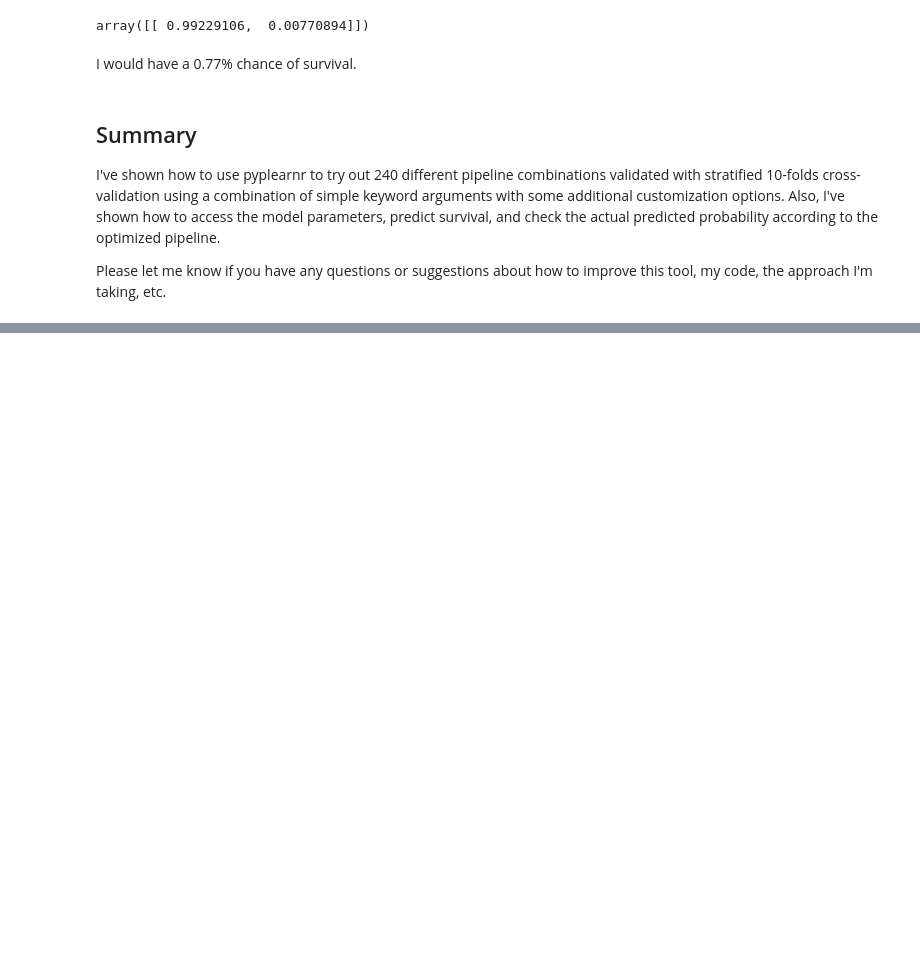
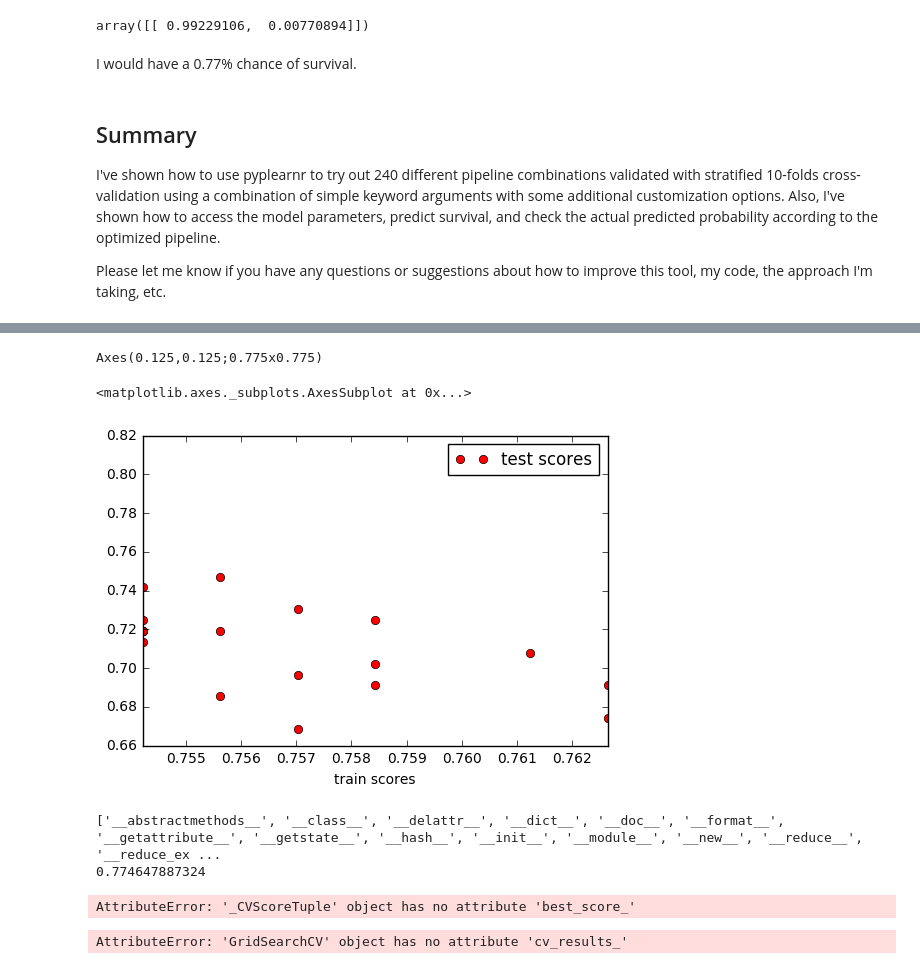
Before and after one commit to JaggedParadigm/pyplearnr, a Jupyter notebook: pyplearnr_demo.ipynb, the cells around one changed output, grey strips where cells are left out. Cells and saved outputs as stored; diff of their text form; code cells hidden in the pictures; blank space fills up the shorter version.

```diff
--- a/pyplearnr_demo.ipynb
+++ b/pyplearnr_demo.ipynb
@@ -1217,0 +1387,28 @@ Please let me know if you have any questions or suggestions about how to improve
+# %%
+from matplotlib import pylab as plt
+
+ax = plt.subplot(111)
+print ax
+
+# repeated_fivefcv_df.plot(ax=ax,x='train scores',y='test scores',style='bo')
+repeated_kfcv_df.plot(ax=ax,x='train scores',y='test scores',style='ro')
+# %% [output]
+Axes(0.125,0.125;0.775x0.775)
+<matplotlib.axes._subplots.AxesSubplot at 0x...>
+[figure, added]
+# %%
+print dir(repeated_k_folds[0].grid_search)
+
+all_scores = []
+for x in repeated_k_folds[0].grid_search.grid_scores_:
+    all_scores.extend(list(x.cv_validation_scores))
+    print max(x.cv_validation_scores),x.best_score_
+# %% [output]
+['__abstractmethods__', '__class__', '__delattr__', '__dict__', '__doc__', '__format__', '__getattribute__', '__getstate__', '__hash__', '__init__', '__module__', '__new__', '__reduce__', '__reduce_ex ...
+0.774647887324
+AttributeError: '_CVScoreTuple' object has no attribute 'best_score_'
+# %%
+
+print repeated_k_folds[0].grid_search.cv_results_
+# %% [output]
+AttributeError: 'GridSearchCV' object has no attribute 'cv_results_'
```
Also changed, not shown: parts of 12 cells of this notebook, 2 other files.
